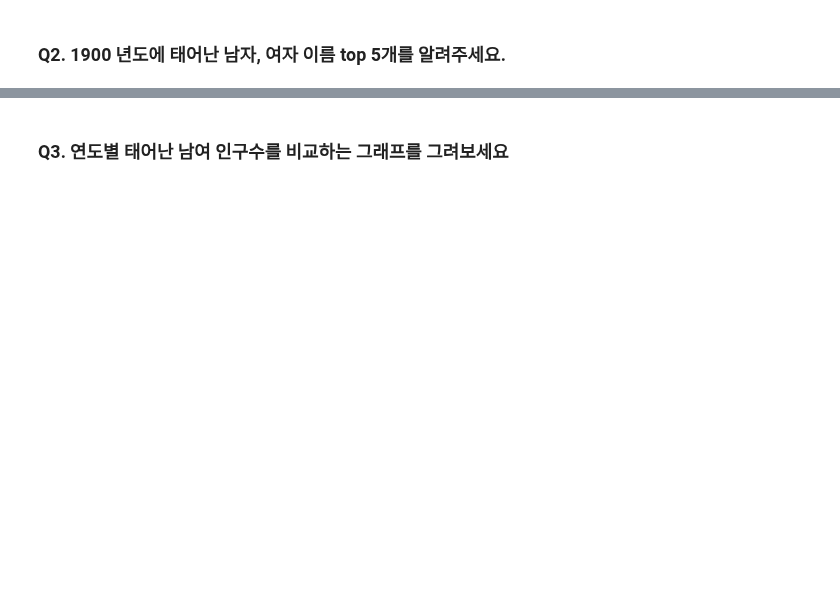
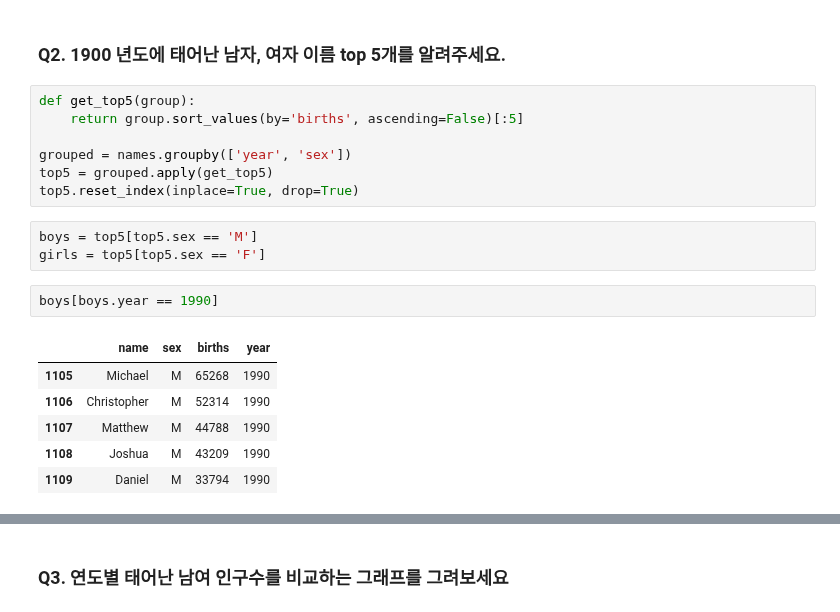
Before and after one commit to kcw0331/Environmental-Health-Big-Data-Analysis, a Jupyter notebook: 14주차/Test_python.ipynb, the cells around one changed output, grey strips where cells are left out. Cells and saved outputs as stored; diff of their text form; blank space fills up the shorter version.

```diff
--- a/14주차/Test_python.ipynb
+++ b/14주차/Test_python.ipynb
@@ -55,2 +87,21 @@ yob1905.txt         yob1932.txt  yob1959.txt  yob1986.txt
 # %% [markdown]
 ### Q2. 1900 년도에 태어난 남자, 여자 이름 top 5개를 알려주세요.
+# %%
+def get_top5(group):
+    return group.sort_values(by='births', ascending=False)[:5]
+
+grouped = names.groupby(['year', 'sex'])
+top5 = grouped.apply(get_top5)
+top5.reset_index(inplace=True, drop=True)
+# %%
+boys = top5[top5.sex == 'M']
+girls = top5[top5.sex == 'F']
+# %%
+boys[boys.year == 1990]
+# %% [output]
+|  | name | sex | births | year |
+| 1105 | Michael | M | 65268 | 1990 |
+| 1106 | Christopher | M | 52314 | 1990 |
+| 1107 | Matthew | M | 44788 | 1990 |
+| 1108 | Joshua | M | 43209 | 1990 |
+| 1109 | Daniel | M | 33794 | 1990 |
```
Also changed, not shown: parts of 6 cells of this notebook.
